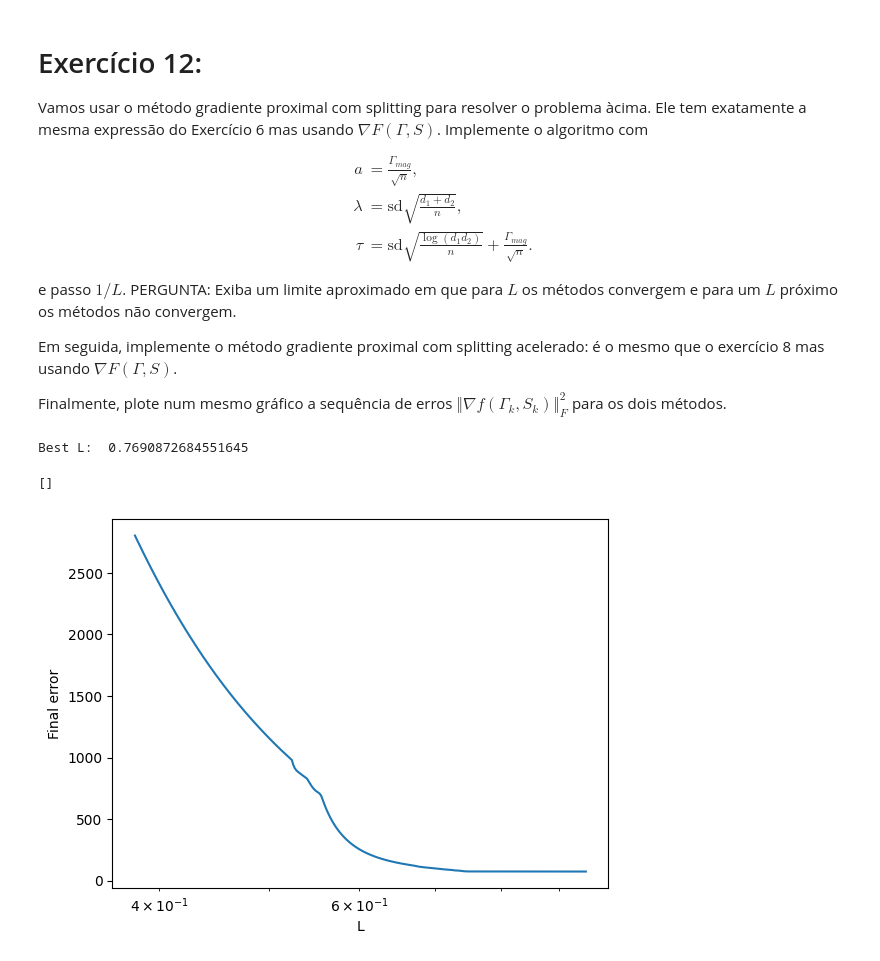
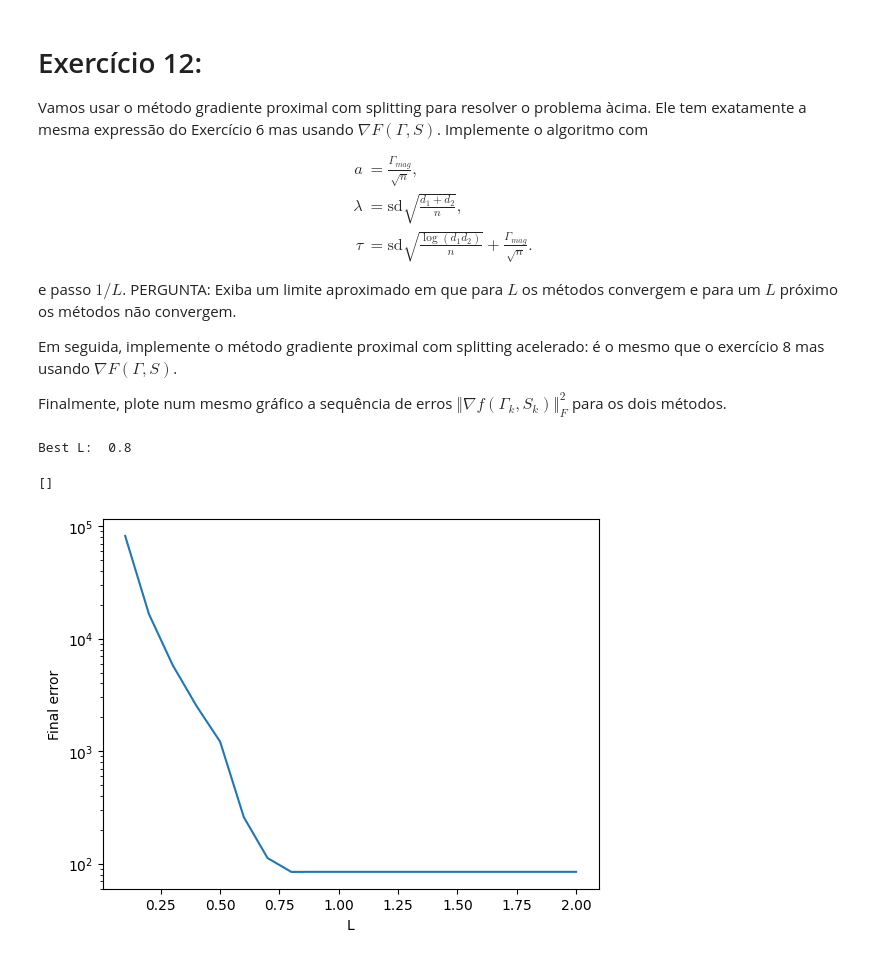
Before and after one commit to PedroPHC25/Otimizacao_Projetos, a Jupyter notebook: additive_matrix_decomposition.ipynb, the cells around one changed output. Cells and saved outputs as stored; diff of their text form; code cells hidden in the pictures.

```diff
--- a/additive_matrix_decomposition.ipynb
+++ b/additive_matrix_decomposition.ipynb
@@ -596,28 +596,28 @@ lambd = sd * np.sqrt((d_1 + d_2)/n)
 tau = sd * np.sqrt(np.log(d_1 * d_2)/n) + Gamma_mag/np.sqrt(n)
 # %%
 # Otimizando o valor do L para o método normal
-best_L = L
+best_L = 0
 best_error = np.infty
 Ls = []
 Ls_errors = []
 
-for i in range(200, 500):
-    g1 = trace_reg_MD(dF, n, d_1, d_2, X, Y, L/i, lambd, tau, a, Gamma0, S0, t_final)
-    Ls.append(L/i)
+for L in np.arange(0.1, 2.01, 0.1):
+    g1 = trace_reg_MD(dF, n, d_1, d_2, X, Y, L, lambd, tau, a, Gamma0, S0, t_final)
+    Ls.append(L)
     Ls_errors.append(g1[0][-1])
     if g1[0][-1] < best_error:
         best_error = g1[0][-1]
-        best_L = L/i
+        best_L = L
+
+print("Best L: ", best_L)
+
+plt.plot(Ls, Ls_errors)
+plt.yscale("log")
+plt.xlabel("L")
+plt.ylabel("Final error")
+plt.plot()
+# %% [output]
+Best L:  0.8
+[]
+[figure, added]
-# %%
-print("Best L: ", best_L)
-
-plt.plot(Ls, Ls_errors)
-plt.xscale("log")
-plt.xlabel("L")
-plt.ylabel("Final error")
-plt.plot()
-# %% [output]
-Best L:  0.7690872684551645
-[]
-[figure, removed]
 # %%
```
Also changed, not shown: parts of 12 cells of this notebook.
